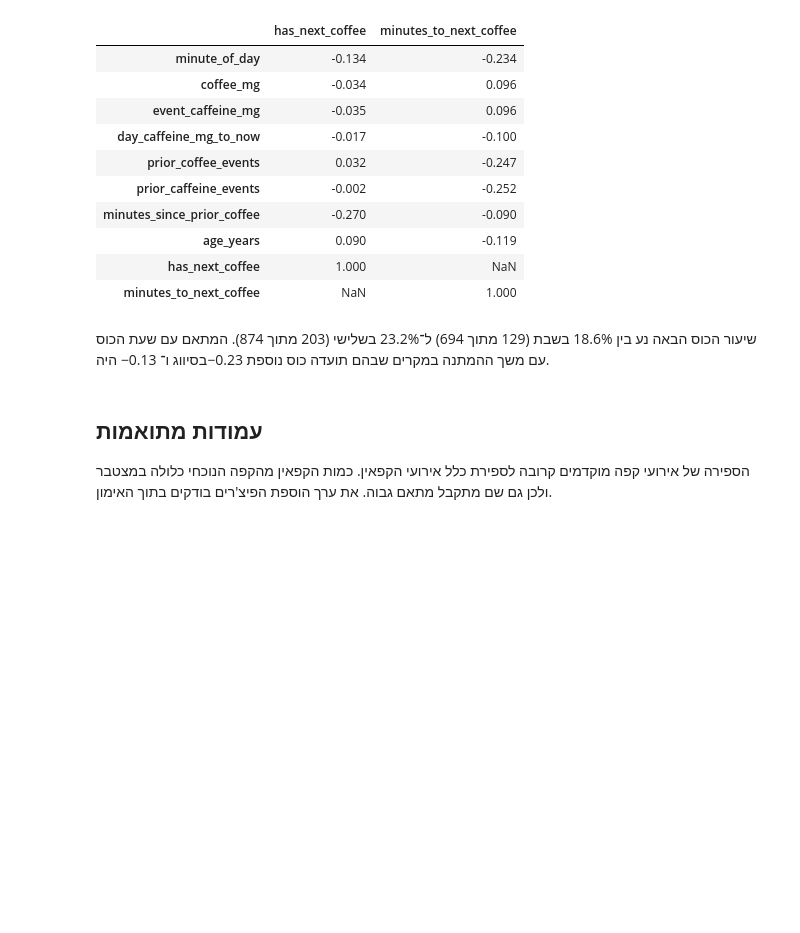
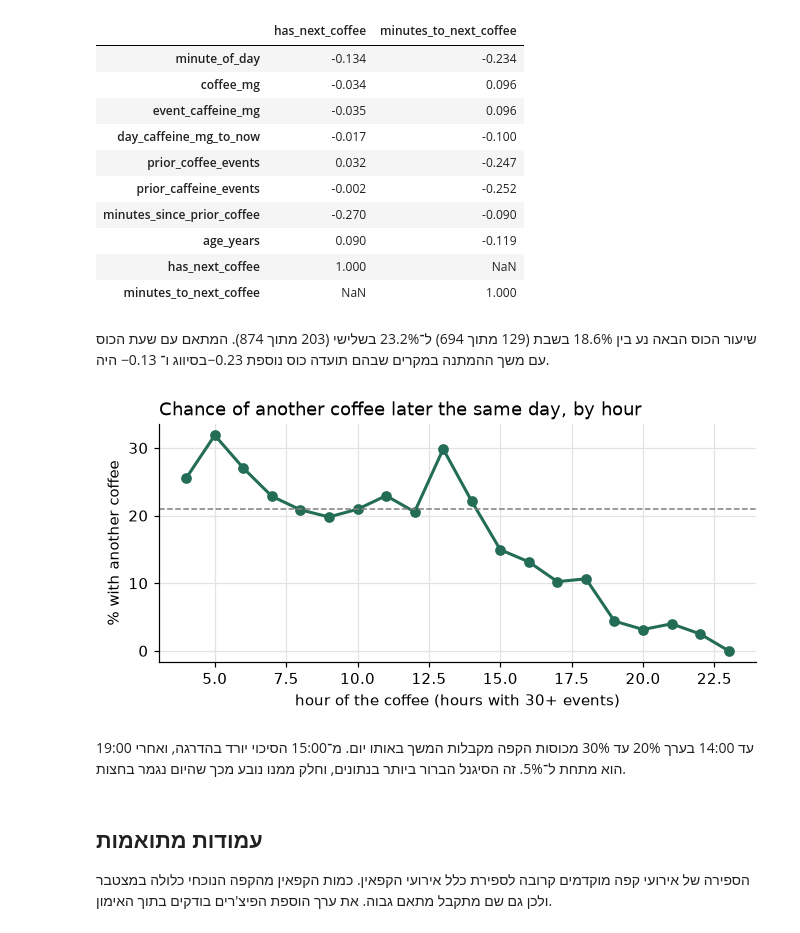
Before and after one commit to eitanav/NextCup, a Jupyter notebook: notebooks/eda.ipynb, the cells around one changed output. Saved outputs shown, nothing was run; the diff lists cells and outputs as text; code cells hidden in the pictures; blank space fills up the shorter version.

```diff
--- a/notebooks/eda.ipynb
+++ b/notebooks/eda.ipynb
@@ -161,3 +164,16 @@ display(numeric.corr()[[LABEL, WAIT]].round(3))
+# %%
+rate = d.groupby(d.minute_of_day // 60)[LABEL].agg(["mean", "size"])
+rate = rate[rate["size"] >= 30]
+fig, ax = plt.subplots(figsize=(7, 2.8))
+ax.plot(rate.index, rate["mean"] * 100, color=GREEN, marker="o", linewidth=2)
+ax.axhline(d[LABEL].mean() * 100, color="gray", linestyle="--", linewidth=1)
+ax.set_xlabel("hour of the coffee (hours with 30+ events)"); ax.set_ylabel("% with another coffee")
+ax.set_title("Chance of another coffee later the same day, by hour", loc="left")
+plt.show()
+# %% [output]
+[figure, added]
+# %% [markdown]
+עד 14:00 בערך 20% עד 30% מכוסות הקפה מקבלות המשך באותו יום. מ־15:00 הסיכוי יורד בהדרגה, ואחרי 19:00 הוא מתחת ל־5%. זה הסיגנל הברור ביותר בנתונים, וחלק ממנו נובע מכך שהיום נגמר בחצות.
 # %% [markdown]
 ## עמודות מתואמות
 הספירה של אירועי קפה מוקדמים קרובה לספירת כלל אירועי הקפאין. כמות הקפאין מהקפה הנוכחי כלולה במצטבר ולכן גם שם מתקבל מתאם גבוה. את ערך הוספת הפיצ'רים בודקים בתוך האימון.
```
Also changed, not shown: parts of 6 cells of this notebook, 1 other file.
